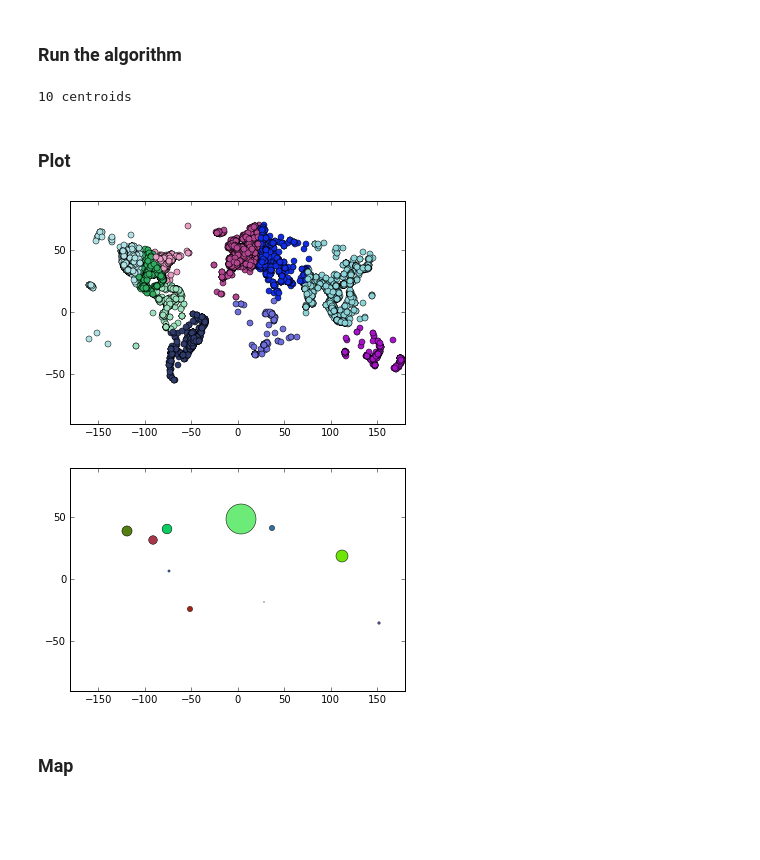
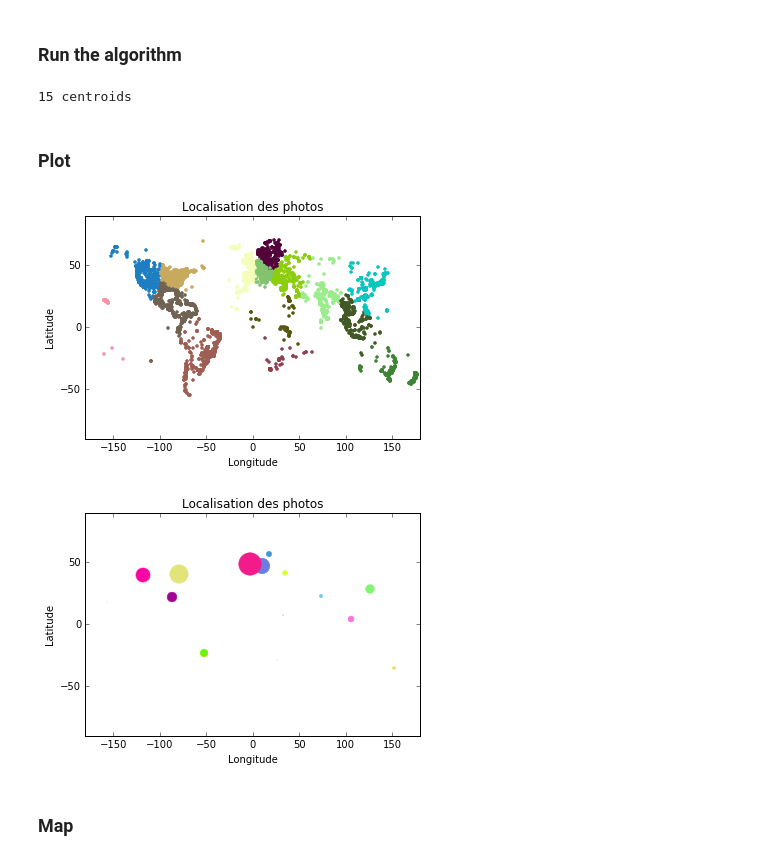
Before and after one commit to mdamis/geokr, a Jupyter notebook: fetch.ipynb, the cells around one changed output. Drawn from its saved outputs; the diff is of its cells as text; code cells hidden in the pictures; blank space fills up the shorter version.

```diff
--- a/fetch.ipynb
+++ b/fetch.ipynb
@@ -72,8 +76,8 @@ plt.show()
 # %%
 from scipy.cluster.vq import kmeans2
 
-k = 10
-i = 700
+k = 15
+i = 1200
 
 centroids, closest_centroids = kmeans2(coordinates, k, iter=i)
 
@@ -81,28 +85,30 @@ centroids = [centroids[i] for i in range(len(centroids)) if i in set(closest_cen
 
 print "%d centroids" % len(centroids)
 # %% [output]
-10 centroids
+15 centroids
 # %% [markdown]
 ### Plot
 # %%
 %matplotlib inline
 
 import matplotlib.pyplot as plt
 
-colors = [np.random.rand(3,1) for i in range(len(centroids))]
+colors = [np.random.rand(3,1) for c in range(len(centroids)+1)]
 
 fig, ax = plt.subplots()
 ax.set_xlim((-180.0, 180.0))
 ax.set_ylim((-90.0, 90.0))
 
-i = 0
-for centroid in closest_centroids:
-    ax.plot(coordinates[i][1], coordinates[i][0], marker='o', c=colors[centroid])
-    i += 1
+for i in range(len(coordinates)):
+    ax.plot(coordinates[i][1], coordinates[i][0], marker='.', c=colors[closest_centroids[i]])
+
+plt.title('Localisation des photos')
+plt.xlabel('Longitude')
+plt.ylabel('Latitude')
 
 plt.show()
 # %% [output]
-[figure, old version]
+[figure, new version]
 # %%
 %matplotlib inline
 
@@ -118,11 +124,15 @@ weight = [float(len([c for c in closest_centroids if c == i])) for i in range(le
 weight = [w*len(centroids)*3/max(weight) for w in weight]
 
 for i in range(len(centroids)):
-    ax.plot(centroids[i][1], centroids[i][0], c=colors[i], marker='o', markersize=weight[i])
+    ax.plot(centroids[i][1], centroids[i][0], c=colors[i], marker='.', markersize=weight[i])
+
+plt.title('Localisation des photos')
+plt.xlabel('Longitude')
+plt.ylabel('Latitude')
 
 plt.show()
 # %% [output]
-[figure, old version]
+[figure, new version]
 # %% [markdown]
 ### Map
 # %%
```
Also changed, not shown: parts of 25 cells of this notebook.
